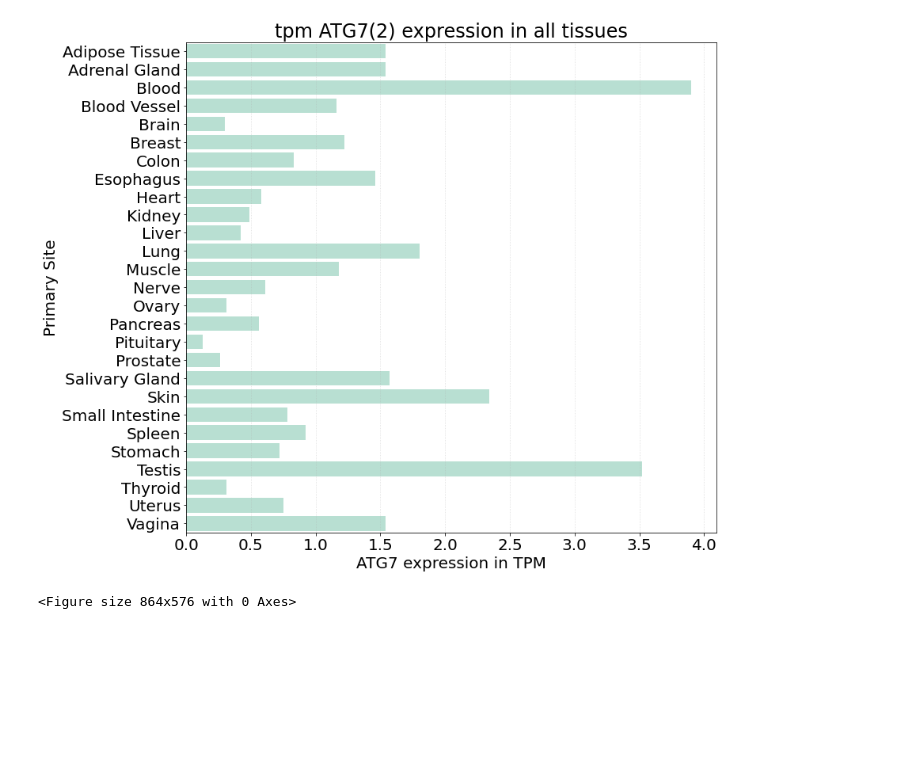
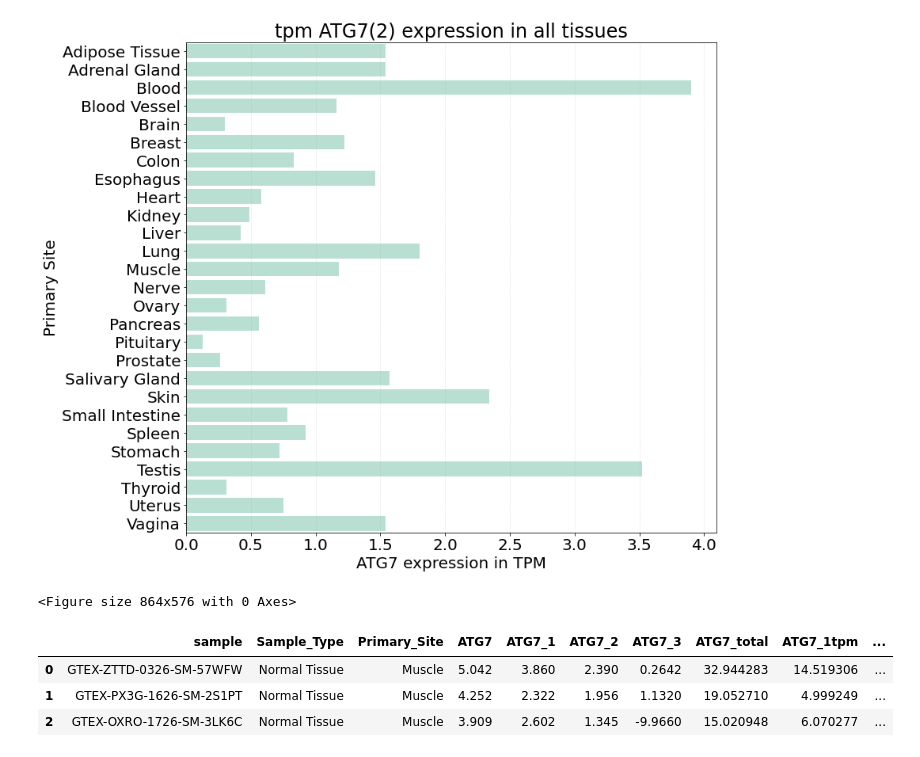
Before and after one commit to Keviosta/Article_short_isoform_ATG7_private, a Jupyter notebook: ATG7/atg7_all_tissue_analyse/ATG7 characterisation/Tissues_differences_ATG7_isoform_characterisation-only_normal.ipynb, the cells around one changed output. Cells and saved outputs as stored; diff of their text form; code cells hidden in the pictures; blank space fills up the shorter version.

```diff
--- a/ATG7/atg7_all_tissue_analyse/ATG7 characterisation/Tissues_differences_ATG7_isoform_characterisation-only_normal.ipynb
+++ b/ATG7/atg7_all_tissue_analyse/ATG7 characterisation/Tissues_differences_ATG7_isoform_characterisation-only_normal.ipynb
@@ -236,3 +236,10 @@ tpm ATG7(2)
 1   Adrenal Gland         1.54
 [figure]
 <Figure size 864x576 with 0 Axes>
+# %%
+df_ATG7_Normal.head(3)
+# %% [output]
+|  | sample | Sample_Type | Primary_Site | ATG7 | ATG7_1 | ATG7_2 | ATG7_3 | ATG7_total | ATG7_1tpm | ... |
+| 0 | GTEX-ZTTD-0326-SM-57WFW | Normal Tissue | Muscle | 5.042 | 3.860 | 2.390 | 0.2642 | 32.944283 | 14.519306 | ... |
+| 1 | GTEX-PX3G-1626-SM-2S1PT | Normal Tissue | Muscle | 4.252 | 2.322 | 1.956 | 1.1320 | 19.052710 | 4.999249 | ... |
+| 2 | GTEX-OXRO-1726-SM-3LK6C | Normal Tissue | Muscle | 3.909 | 2.602 | 1.345 | -9.9660 | 15.020948 | 6.070277 | ... |
```
Also changed, not shown: parts of 5 cells of this notebook, 2 other files.
